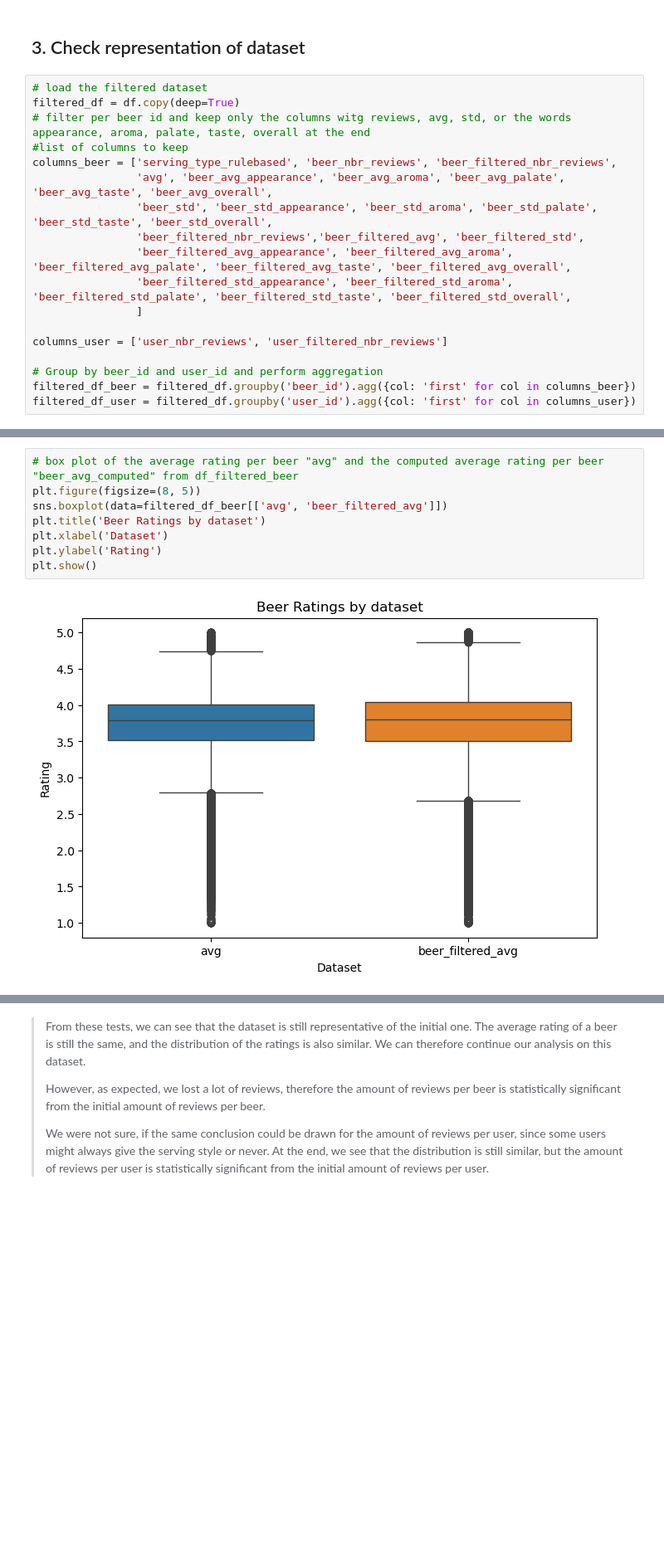
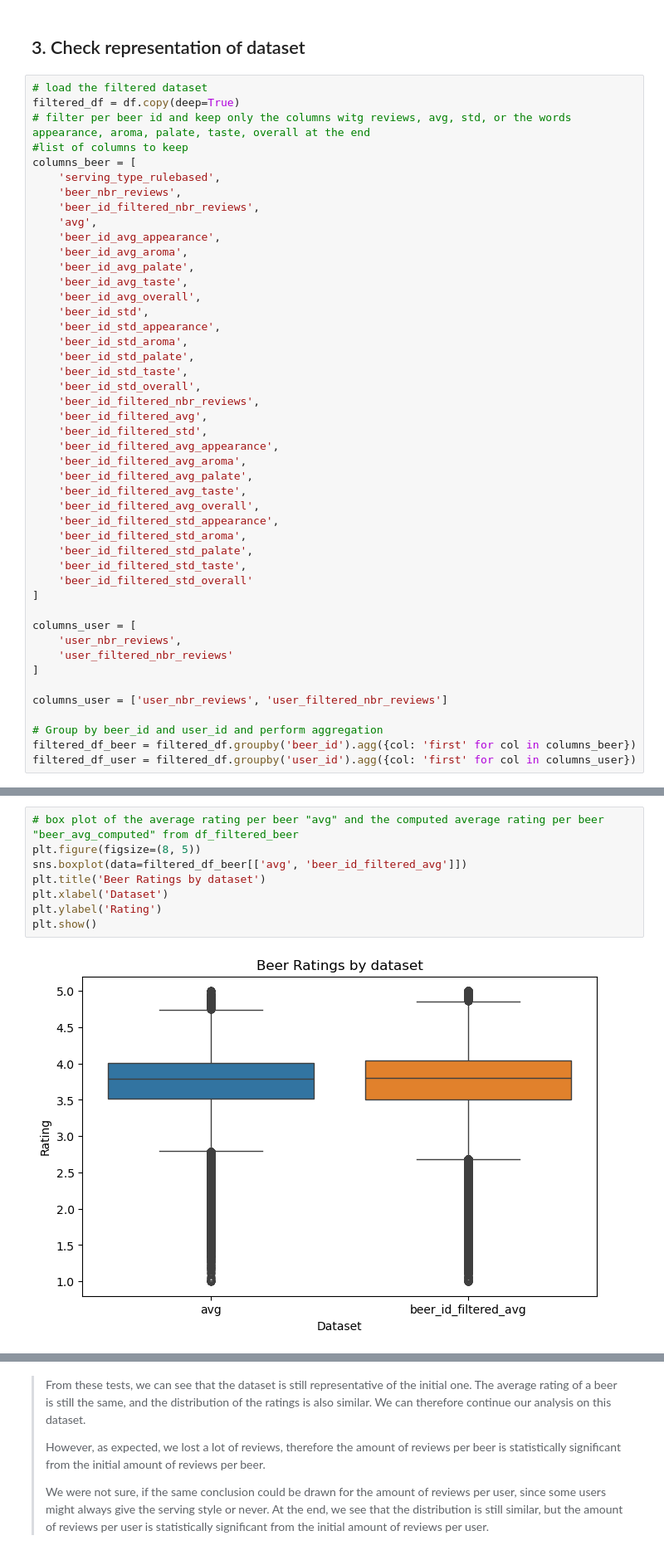
Before and after one commit to epfl-ada/ada-2023-project-beeradaventure46, a Jupyter notebook: Milestone_2.ipynb, the cells around one changed output, grey strips where cells are left out. Shown at 83% size. Saved outputs shown, nothing was run; the diff lists cells and outputs as text; blank space fills up the shorter version.

```diff
--- a/Milestone_2.ipynb
+++ b/Milestone_2.ipynb
@@ -1469,13 +1455,41 @@ for beer_group in df['beer_group'].unique():
 filtered_df = df.copy(deep=True)
 # filter per beer id and keep only the columns witg reviews, avg, std, or the words appearance, aroma, palate, taste, overall at the end
 #list of columns to keep
-columns_beer = ['serving_type_rulebased', 'beer_nbr_reviews', 'beer_filtered_nbr_reviews',
-                'avg', 'beer_avg_appearance', 'beer_avg_aroma', 'beer_avg_palate', 'beer_avg_taste', 'beer_avg_overall',
-                'beer_std', 'beer_std_appearance', 'beer_std_aroma', 'beer_std_palate', 'beer_std_taste', 'beer_std_overall',
-                'beer_filtered_nbr_reviews','beer_filtered_avg', 'beer_filtered_std',
-                'beer_filtered_avg_appearance', 'beer_filtered_avg_aroma', 'beer_filtered_avg_palate', 'beer_filtered_avg_taste', 'beer_filtered_avg_overall',
-                'beer_filtered_std_appearance', 'beer_filtered_std_aroma', 'beer_filtered_std_palate', 'beer_filtered_std_taste', 'beer_filtered_std_overall',
-                ]
+columns_beer = [
+    'serving_type_rulebased',
+    'beer_nbr_reviews',
+    'beer_id_filtered_nbr_reviews',
+    'avg',
+    'beer_id_avg_appearance',
+    'beer_id_avg_aroma',
+    'beer_id_avg_palate',
+    'beer_id_avg_taste',
+    'beer_id_avg_overall',
+    'beer_id_std',
+    'beer_id_std_appearance',
+    'beer_id_std_aroma',
+    'beer_id_std_palate',
+    'beer_id_std_taste',
+    'beer_id_std_overall',
+    'beer_id_filtered_nbr_reviews',
+    'beer_id_filtered_avg',
+    'beer_id_filtered_std',
+    'beer_id_filtered_avg_appearance',
+    'beer_id_filtered_avg_aroma',
+    'beer_id_filtered_avg_palate',
+    'beer_id_filtered_avg_taste',
+    'beer_id_filtered_avg_overall',
+    'beer_id_filtered_std_appearance',
+    'beer_id_filtered_std_aroma',
+    'beer_id_filtered_std_palate',
+    'beer_id_filtered_std_taste',
+    'beer_id_filtered_std_overall'
+]
+
+columns_user = [
+    'user_nbr_reviews',
+    'user_filtered_nbr_reviews'
+]
 
 columns_user = ['user_nbr_reviews', 'user_filtered_nbr_reviews']
 
@@ -1615,10 +1629,10 @@ T-Statistic: 4.0900597998013675, P-Value: 4.31410003391933e-05
 # %%
 # box plot of the average rating per beer "avg" and the computed average rating per beer "beer_avg_computed" from df_filtered_beer
 plt.figure(figsize=(8, 5))
-sns.boxplot(data=filtered_df_beer[['avg', 'beer_filtered_avg']])
+sns.boxplot(data=filtered_df_beer[['avg', 'beer_id_filtered_avg']])
 plt.title('Beer Ratings by dataset')
 plt.xlabel('Dataset')
 plt.ylabel('Rating')
 plt.show()
 # %% [output]
-[figure, old version]
+[figure, new version]
```
Also changed, not shown: parts of 64 cells of this notebook, 3 other files.
